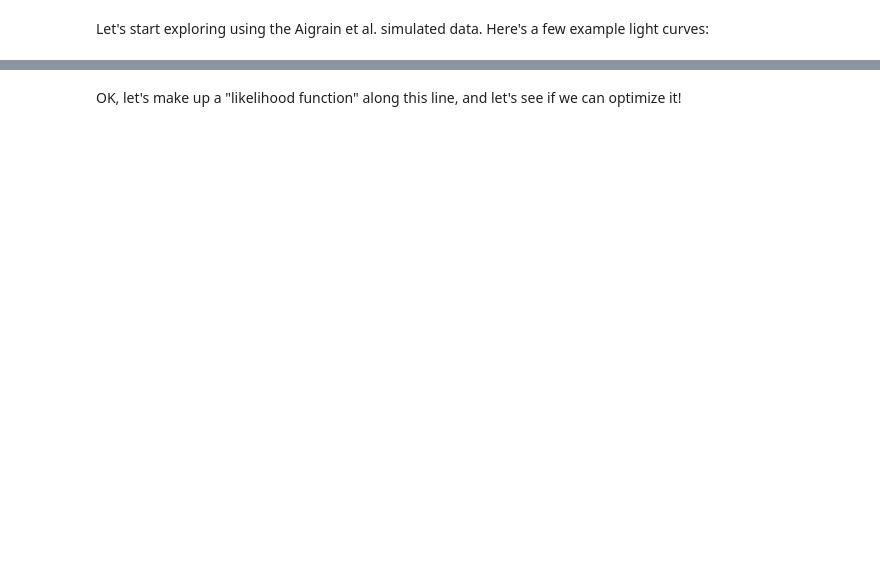
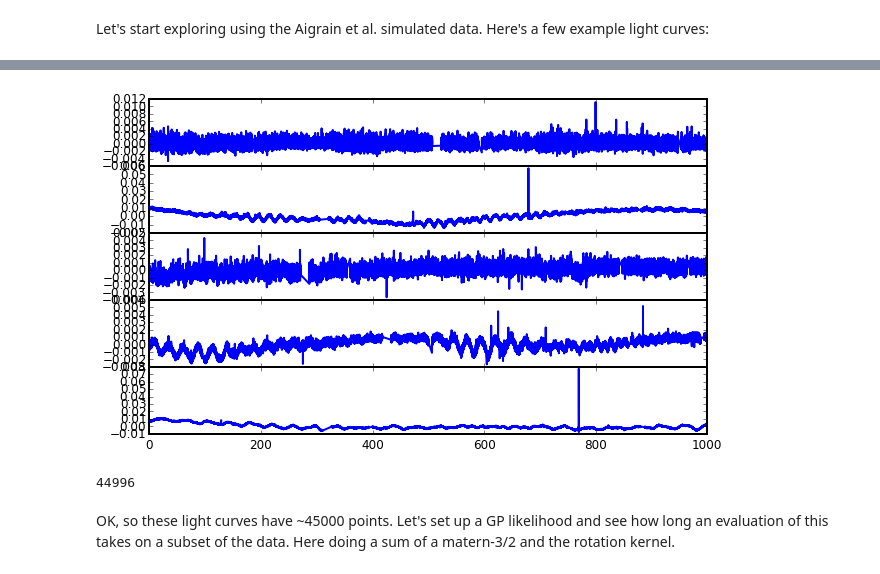
Before and after one commit to timothydmorton/GProtation, a Jupyter notebook: code/tdm-explore.ipynb, the cells around one changed output, grey strips where cells are left out. Drawn from its saved outputs; the diff is of its cells as text; code cells hidden in the pictures; blank space fills up the shorter version.

```diff
--- a/code/tdm-explore.ipynb
+++ b/code/tdm-explore.ipynb
@@ -5,6 +5,8 @@ import numpy as np
 import matplotlib.pyplot as plt
 import os, os.path
 
-SIM_DATAROOT = os.path.join(os.getenv('AIGRAIN_ROTATION'), 'final')
+SIM_DATAROOT = os.path.join(os.getenv('AIGRAIN_ROTATION',
+                                      os.path.expanduser('~/aigrain_rotation')),
+                                      'final')
 # %% [markdown]
 Let's start exploring using the Aigrain et al. simulated data.  Here's a few example light curves:
@@ -108,7 +12,0 @@ Crazy idea: what about just randomly sampling N points from the light curve and
-# %%
-i = 300
-t, f, f_err = get_aigrain_data(i)
-Npts = 500
-inds = np.random.randint(len(t), size=Npts)
-%timeit lnlike(theta, t[inds], f[inds], f_err[inds])
-plt.plot(t[inds], f[inds], '.');
@@ -118,2 +12,0 @@ plt.plot(t[inds], f[inds], '.');
-# %% [markdown]
-OK, let's make up a "likelihood function" along this line, and let's see if we can optimize it!
@@ -123,0 +13,48 @@ def lnlike_bootstrap(theta, t, f, f_err, Npts=500):
+# %%
+def get_aigrain_data(i, yerr=0.0001, npts=None, binpts=None):
+    """
+    if binpts is provided, then binpts is the number of points per bin
+
+    if npts is provided, then npts random points from the LC will be returned.
+    """
+    filename = os.path.join(SIM_DATAROOT, 'lightcurve_{:04.0f}.txt'.format(idx))
+    x, y = np.loadtxt(filename, unpack=True)
+    yerr = np.ones_like(y) * yerr
+
+    y -= y.mean() # make zero-mean
+
+    if binpts is not None:
+        x, y, yerr = bin_data(x, y, yerr, binpts)
+    if npts is None:
+        return x, y, yerr
+    else:
+        inds = np.random.randint(len(x), size=npts)
+        inds = np.sort(inds)
+        return x[inds], y[inds], yerr[inds]
+
+def bin_data(x, y, yerr, npts):
+    mod, nbins = len(x) % npts, len(x) / npts
+    if mod != 0:
+        x, y, yerr = x[:-mod], y[:-mod], yerr[:-mod]
+    xb, yb, yerrb = [np.zeros(nbins) for i in range(3)]
+    for i in range(npts):
+        xb += x[::npts]
+        yb += y[::npts]
+        yerrb += yerr[::npts]**2
+        x, y, yerr = x[1:], y[1:], yerr[1:]
+    return xb/npts, yb/npts, yerrb**.5/npts
+
+idxs = [0,100,200,300,400]
+fig,axes = plt.subplots(len(idxs), 1, figsize=(10,6), sharex=True, )
+for i,idx in enumerate(idxs):
+    x, y, yerr = get_aigrain_data(idx)
+    axes[i].plot(x,y)
+plt.subplots_adjust(hspace=0.0001)
+# %% [output]
+[figure, added]
+# %%
+len(x)
+# %% [output]
+44996
+# %% [markdown]
+OK, so these light curves have ~45000 points.  Let's set up a GP likelihood and see how long an evaluation of this takes on a subset of the data.  Here doing a sum of a matern-3/2 and the rotation kernel.
```
Also changed, not shown: parts of 35 cells of this notebook, 1 other file.
